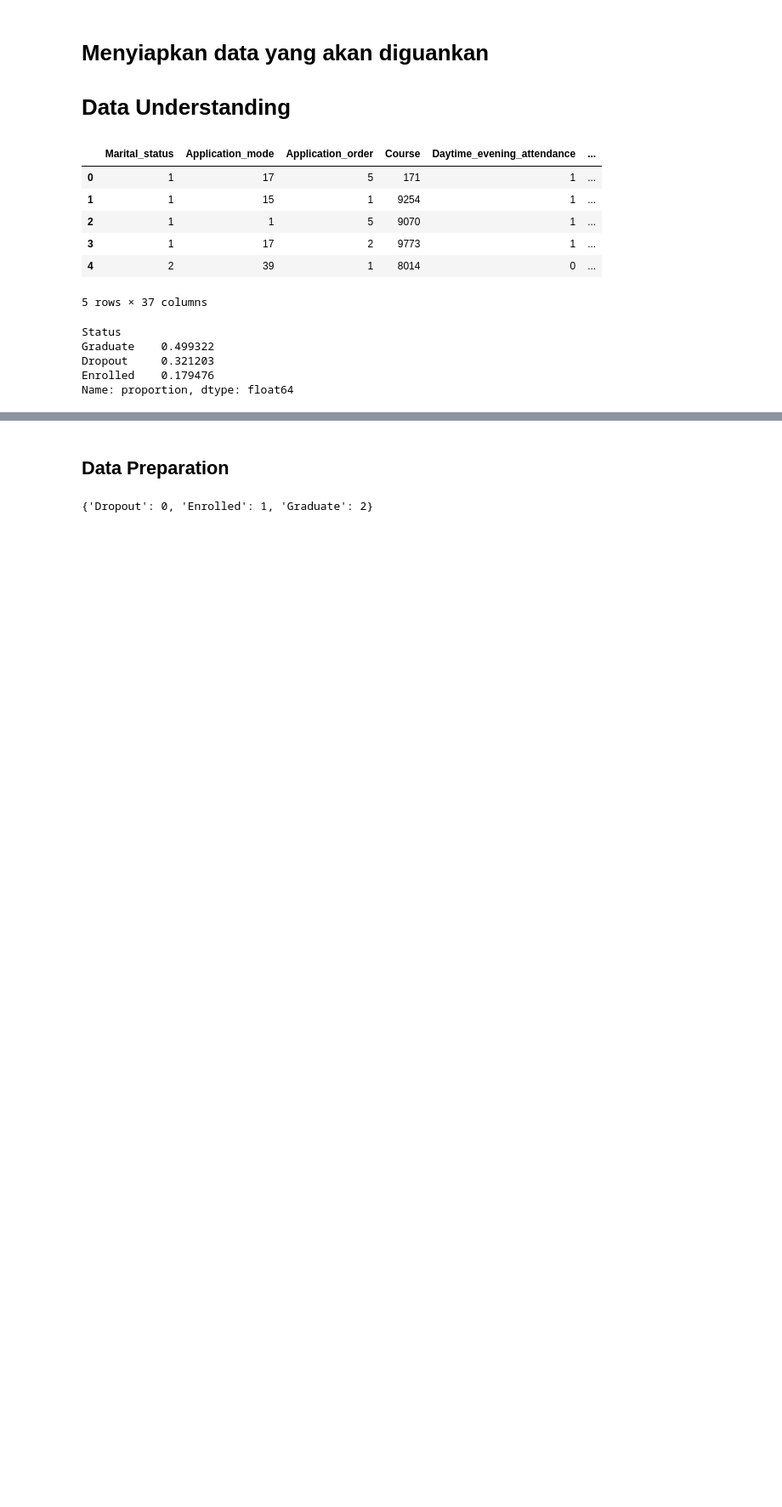
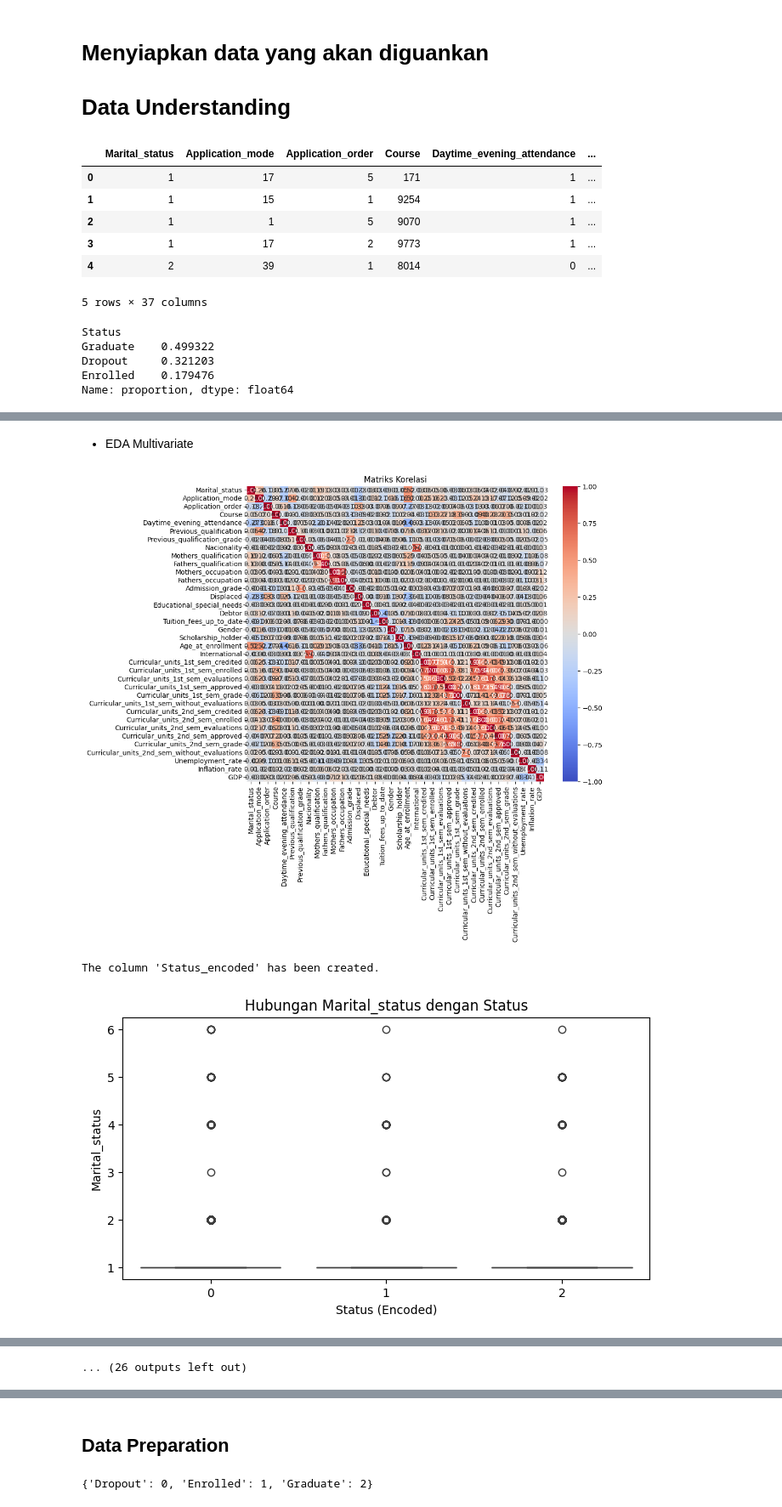
Before and after one commit to Rahmathidayat4299/streamlit-dicoding-jaya-education, a Jupyter notebook: sekolahjaya.ipynb, the cells around one changed output, grey strips where cells are left out. Shown at 85% size. Cells and saved outputs as stored; diff of their text form; code cells hidden in the pictures; blank space fills up the shorter version.

```diff
--- a/sekolahjaya.ipynb
+++ b/sekolahjaya.ipynb
@@ -43,0 +84,29 @@ Name: proportion, dtype: float64
+# %% [markdown]
+*  EDA Multivariate
+# %%
+# Korelasi antar fitur numerikal
+plt.figure(figsize=(10, 8))
+correlation_matrix = cc_apps.select_dtypes(include=['int64', 'float64']).corr()
+sns.heatmap(correlation_matrix, annot=True, fmt=".2f", cmap="coolwarm", vmin=-1, vmax=1)
+plt.title('Matriks Korelasi')
+plt.show()
+
+# Ensure 'Status_encoded' exists in the DataFrame
+if 'Status_encoded' not in cc_apps.columns:
+    # Create 'Status_encoded' column if it does not exist
+    le = LabelEncoder()
+    cc_apps['Status_encoded'] = le.fit_transform(cc_apps['Status'])
+    print("The column 'Status_encoded' has been created.")
+
+# Hubungan antara fitur numerikal dan target
+for feature in numerical_features:
+    plt.figure(figsize=(8, 4))
+    sns.boxplot(data=cc_apps, x='Status_encoded', y=feature)
+    plt.title(f'Hubungan {feature} dengan Status')
+    plt.xlabel('Status (Encoded)')
+    plt.ylabel(feature)
+    plt.show()
+# %% [output]
+[figure, added]
+The column 'Status_encoded' has been created.
+[figure, added]
@@ -43,0 +122 @@ Name: proportion, dtype: float64
+... (26 outputs left out)
```
Also changed, not shown: parts of 7 cells of this notebook, 2 other files.
